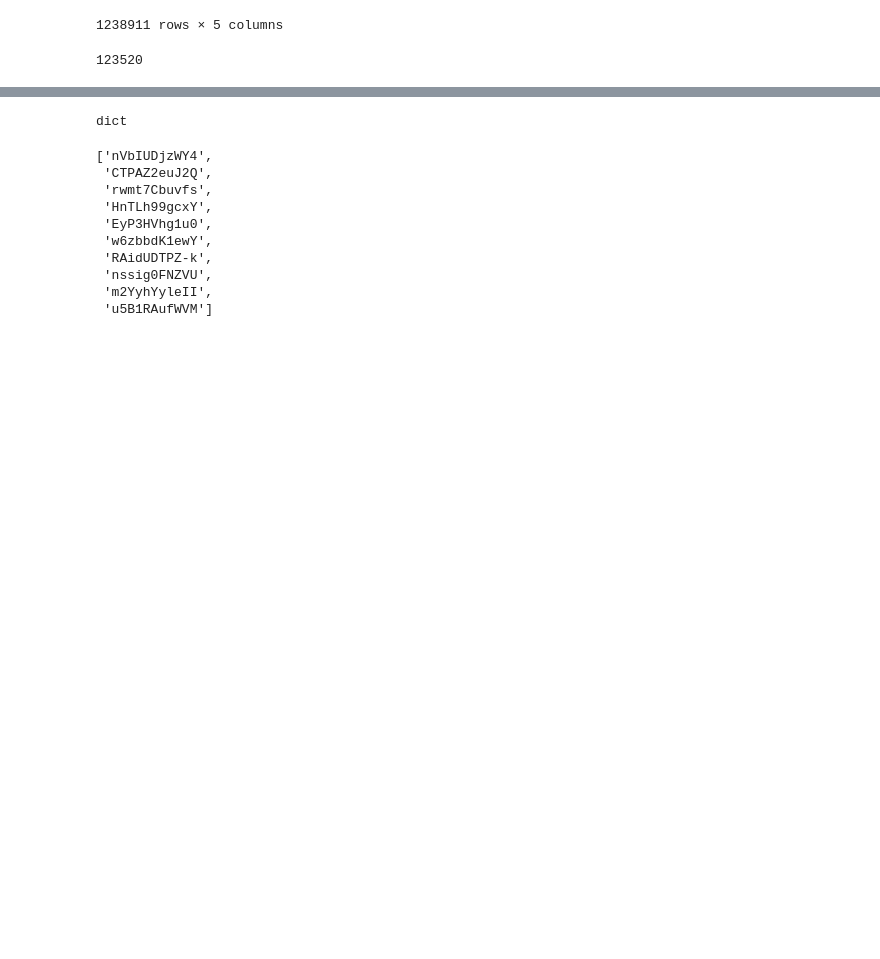
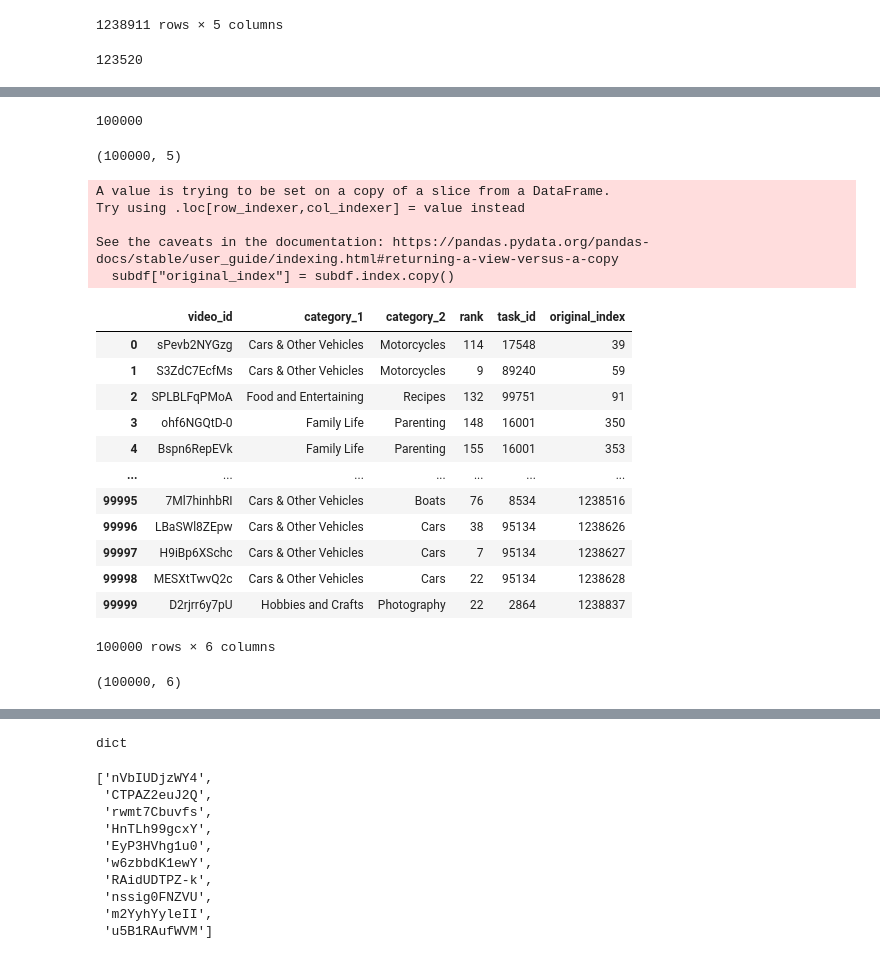
Before and after one commit to bpiyush/video-datasets, a Jupyter notebook: HowTo100M/check_annotations.ipynb, the cells around one changed output, grey strips where cells are left out. Saved outputs shown, nothing was run; the diff lists cells and outputs as text; code cells hidden in the pictures; blank space fills up the shorter version.

Commit message:
Adds subset of HowTo100M split

```diff
--- a/HowTo100M/check_annotations.ipynb
+++ b/HowTo100M/check_annotations.ipynb
@@ -53,0 +83,55 @@ len(task_df)
+# %%
+K = 1000
+
+# select K tasks
+selected_task_ids = sorted(np.random.choice(populous_tasks, K, replace=False))
+
+# select N videos per task
+N = 100
+# %%
+# selected_video_ids = []
+selected_indices = []
+
+for task_id in selected_task_ids:
+    rows = df[df.task_id.isin([task_id])]
+    selected_indices_k = np.random.choice(rows.index, N, replace=False)
+    # video_ids = rows.video_id
+    # selected_video_ids_k = np.random.choice(video_ids, N, replace=False)
+    selected_indices.extend(selected_indices_k)
+    # break
+selected_indices = sorted(selected_indices)
+# %%
+len(selected_indices)
+# %% [output]
+100000
+# %%
+subdf = df[df.index.isin(selected_indices)]
+# %%
+subdf.shape
+# %% [output]
+(100000, 5)
+# %%
+subdf["original_index"] = subdf.index.copy()
+subdf.set_index(pd.Series(np.arange(len(subdf))), inplace=True)
+# %% [output]
+A value is trying to be set on a copy of a slice from a DataFrame.
+Try using .loc[row_indexer,col_indexer] = value instead
+
+See the caveats in the documentation: https://pandas.pydata.org/pandas-docs/stable/user_guide/indexing.html#returning-a-view-versus-a-copy
+  subdf["original_index"] = subdf.index.copy()
+# %%
+subdf
+# %% [output]
+|  | video_id | category_1 | category_2 | rank | task_id | original_index |
+| 0 | sPevb2NYGzg | Cars & Other Vehicles | Motorcycles | 114 | 17548 | 39 |
+| 1 | S3ZdC7EcfMs | Cars & Other Vehicles | Motorcycles | 9 | 89240 | 59 |
+| 2 | SPLBLFqPMoA | Food and Entertaining | Recipes | 132 | 99751 | 91 |
+| 3 | ohf6NGQtD-0 | Family Life | Parenting | 148 | 16001 | 350 |
+| 4 | Bspn6RepEVk | Family Life | Parenting | 155 | 16001 | 353 |
+| ... | ... | ... | ... | ... | ... | ... |
+| 99995 | 7Ml7hinhbRI | Cars & Other Vehicles | Boats | 76 | 8534 | 1238516 |
+| 99996 | LBaSWl8ZEpw | Cars & Other Vehicles | Cars | 38 | 95134 | 1238626 |
+| 99997 | H9iBp6XSchc | Cars & Other Vehicles | Cars | 7 | 95134 | 1238627 |
+| 99998 | MESXtTwvQ2c | Cars & Other Vehicles | Cars | 22 | 95134 | 1238628 |
+| 99999 | D2rjrr6y7pU | Hobbies and Crafts | Photography | 22 | 2864 | 1238837 |
+100000 rows × 6 columns
@@ -53,0 +146,4 @@ len(task_df)
+# %%
+split.shape
+# %% [output]
+(100000, 6)
```
Also changed, not shown: parts of 38 cells of this notebook.
